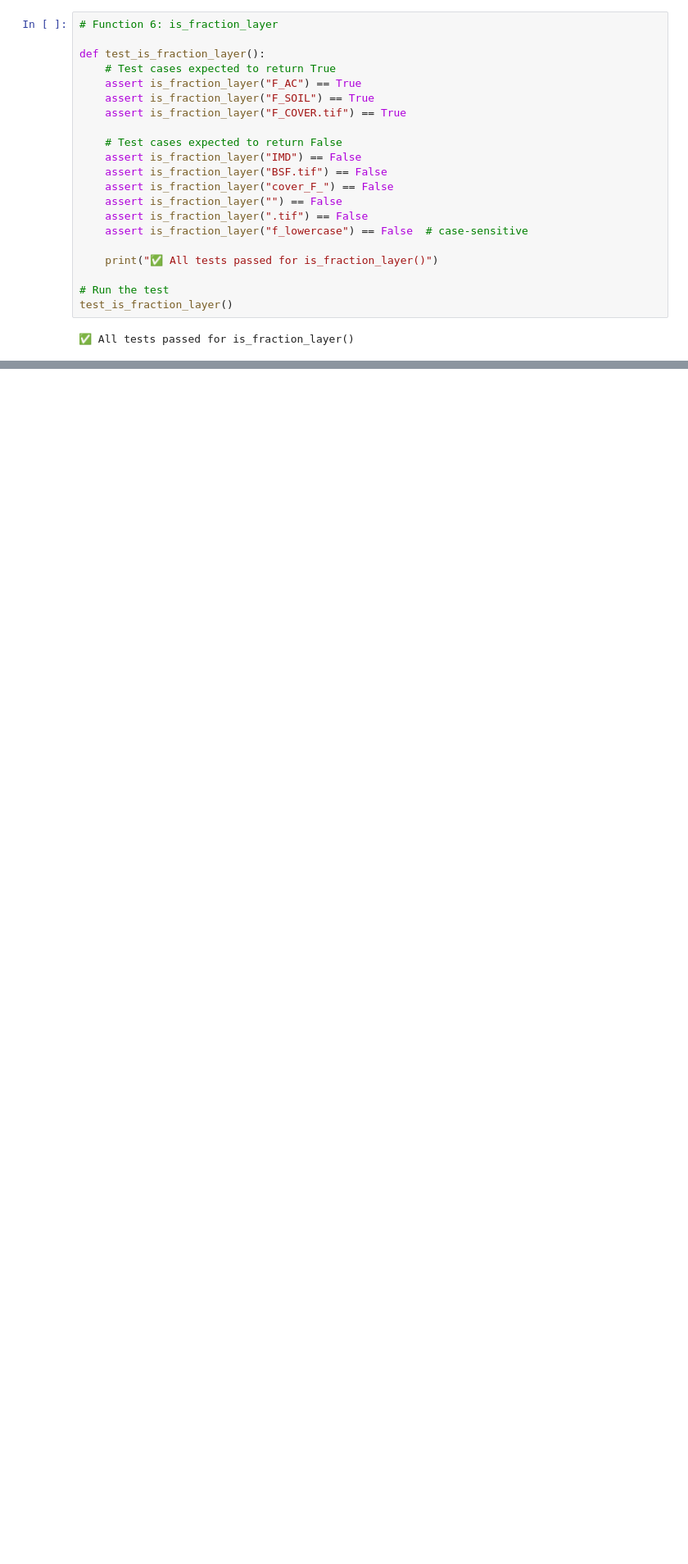
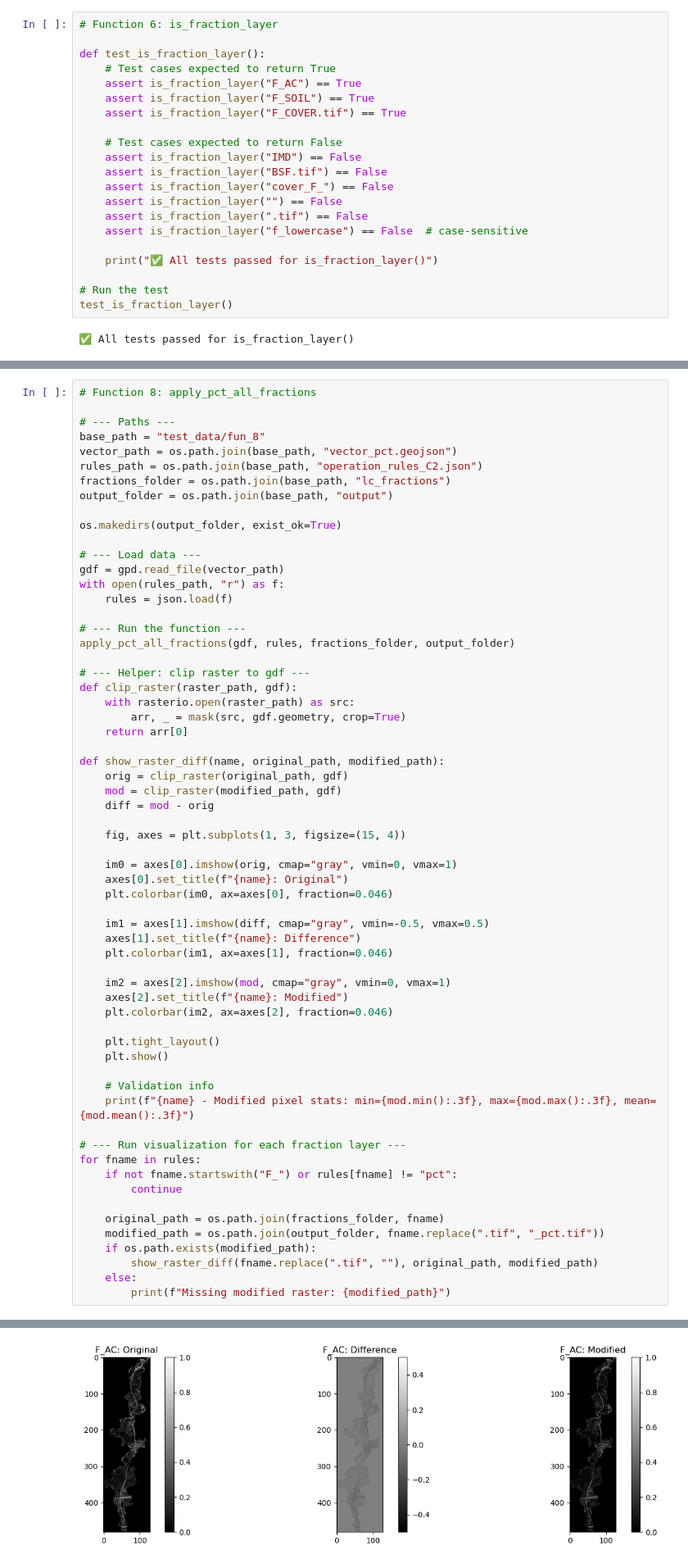
Before and after one commit to AmirDonyadide/LayerAlterator, a Jupyter notebook: test_functions.ipynb, the cells around one changed output, grey strips where cells are left out. Shown at 82% size. Cells and saved outputs as stored; diff of their text form; blank space fills up the shorter version.

```diff
--- a/test_functions.ipynb
+++ b/test_functions.ipynb
@@ -452,0 +462,63 @@ TypeError: ufunc 'isnan' not supported for the input types, and the inputs could
+# %%
+# Function 8: apply_pct_all_fractions
+
+# --- Paths ---
+base_path = "test_data/fun_8"
+vector_path = os.path.join(base_path, "vector_pct.geojson")
+rules_path = os.path.join(base_path, "operation_rules_C2.json")
+fractions_folder = os.path.join(base_path, "lc_fractions")
+output_folder = os.path.join(base_path, "output")
+
+os.makedirs(output_folder, exist_ok=True)
+
+# --- Load data ---
+gdf = gpd.read_file(vector_path)
+with open(rules_path, "r") as f:
+    rules = json.load(f)
+
+# --- Run the function ---
+apply_pct_all_fractions(gdf, rules, fractions_folder, output_folder)
+
+# --- Helper: clip raster to gdf ---
+def clip_raster(raster_path, gdf):
+    with rasterio.open(raster_path) as src:
+        arr, _ = mask(src, gdf.geometry, crop=True)
+    return arr[0]
+
+def show_raster_diff(name, original_path, modified_path):
+    orig = clip_raster(original_path, gdf)
+    mod = clip_raster(modified_path, gdf)
+    diff = mod - orig
+
+    fig, axes = plt.subplots(1, 3, figsize=(15, 4))
+
+    im0 = axes[0].imshow(orig, cmap="gray", vmin=0, vmax=1)
+    axes[0].set_title(f"{name}: Original")
+    plt.colorbar(im0, ax=axes[0], fraction=0.046)
+
+    im1 = axes[1].imshow(diff, cmap="gray", vmin=-0.5, vmax=0.5)
+    axes[1].set_title(f"{name}: Difference")
+    plt.colorbar(im1, ax=axes[1], fraction=0.046)
+
+    im2 = axes[2].imshow(mod, cmap="gray", vmin=0, vmax=1)
+    axes[2].set_title(f"{name}: Modified")
+    plt.colorbar(im2, ax=axes[2], fraction=0.046)
+
+    plt.tight_layout()
+    plt.show()
+
+    # Validation info
+    print(f"{name} - Modified pixel stats: min={mod.min():.3f}, max={mod.max():.3f}, mean={mod.mean():.3f}")
+
+# --- Run visualization for each fraction layer ---
+for fname in rules:
+    if not fname.startswith("F_") or rules[fname] != "pct":
+        continue
+
+    original_path = os.path.join(fractions_folder, fname)
+    modified_path = os.path.join(output_folder, fname.replace(".tif", "_pct.tif"))
+    if os.path.exists(modified_path):
+        show_raster_diff(fname.replace(".tif", ""), original_path, modified_path)
+    else:
+        print(f"Missing modified raster: {modified_path}")
+# %% [output]
@@ -452,0 +534 @@ TypeError: ufunc 'isnan' not supported for the input types, and the inputs could
+[figure, added]
```
Also changed, not shown: parts of 5 cells of this notebook, 48 other files.
